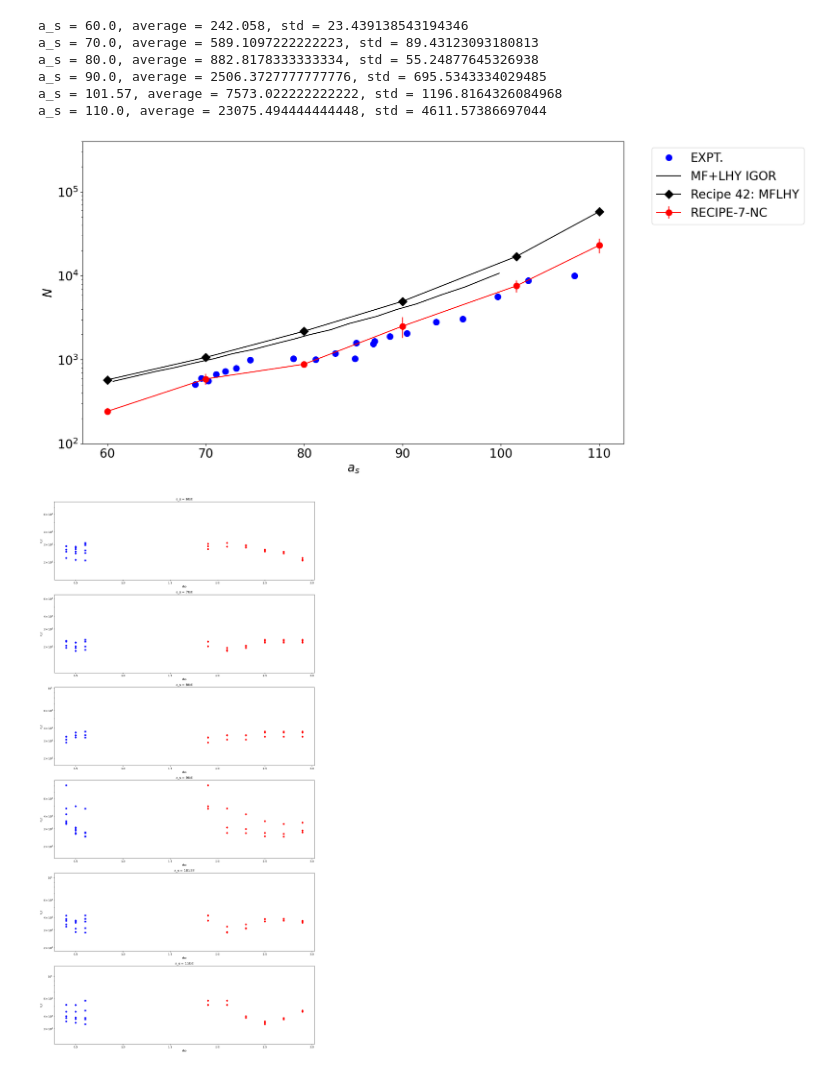
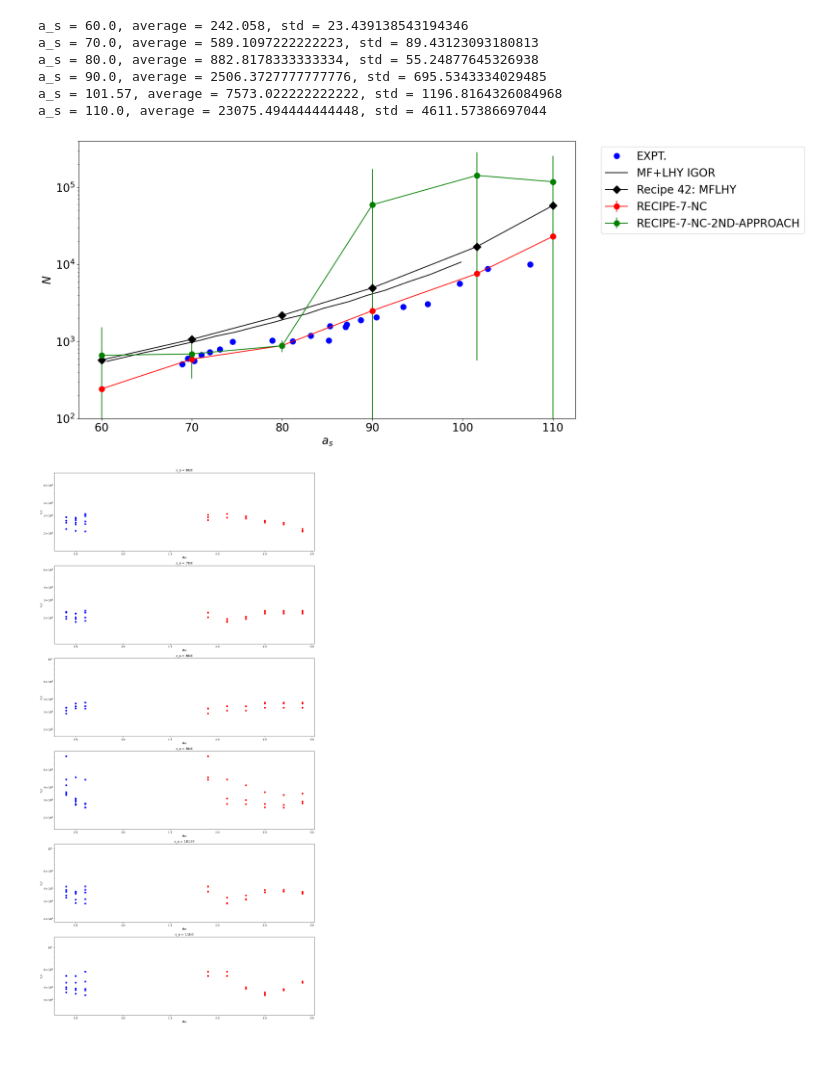
Before and after one commit to viktorcikojevic/dipolar-droplets, a Jupyter notebook: analyze-density-range.ipynb, the cells around one changed output. Saved outputs shown, nothing was run; the diff lists cells and outputs as text; code cells hidden in the pictures.

Commit message:
added 2nd approach for recipe 7

```diff
--- a/analyze-density-range.ipynb
+++ b/analyze-density-range.ipynb
@@ -93,34 +93,42 @@ nc_mf = mf_data[:,1]
 plt.plot(sclen_mf, nc_mf, label="MF+LHY IGOR", color='black', markersize=10)
 
 # load data from file ./results/critical-atom-numbers/recipe-7-nc/functionals_E_N_average_std.dat and plot it
 data = np.loadtxt("./results/critical-atom-numbers/recipe-7-nc/functionals_E_N_average_std.dat")
 sclen = data[:,0]
 nc = data[:,1]
 nc_std = data[:,2]
 plt.errorbar(sclen, nc, yerr=nc_std, label="RECIPE-7-NC", color='red', ls='-', marker='o', markersize=10)
 
 
+# Open the output file for writing
+data = np.loadtxt("results/critical-atom-numbers/recipe-7-nc/functionals_E_N_2nd_approach.dat")
+# the header is as follows: a_s <n_c>  err(n_c)  <beta>  err(beta) <gamma>  \n"). Read the data and plot
+sclen = data[:,0]
+nc = data[:,1]
+nc_std = data[:,2]
+plt.errorbar(sclen, nc, yerr=nc_std, label="RECIPE-7-NC-2ND-APPROACH", color='green', ls='-', marker='o', markersize=10)
+
 data = np.loadtxt("./results/critical-atom-numbers/recipe-42-nc/functionals_E_N.dat")
 sclen = data[:,0]
 nc = data[:,1]
 plt.plot(sclen, nc, label="Recipe 42: MFLHY", color='black', marker='D', ls='-', markersize=10)
 
 
 plt.xlabel(r'$a_s$', fontsize=20)
 plt.ylabel(r'$N$', fontsize=20)
 plt.legend(loc = "best", bbox_to_anchor=(1.04, 1), fontsize=20)
 
 
 plt.yscale('log')
 plt.ylim(100, 400000)
 plt.xticks(fontsize=20)
 plt.yticks(fontsize=20)
 
 # Save the figure into plots folder
 plt.savefig(f"plots/critical-atom-number.pdf", bbox_inches='tight', dpi=300)
 plt.savefig(f"plots/critical-atom-number.png", bbox_inches='tight', dpi=300)
 # %% [output]
-[figure, old version]
+[figure, new version]
 # %%
 
 # Find unique values in a_s
```
Also changed, not shown: parts of 1 cell of this notebook, 4 other files.
